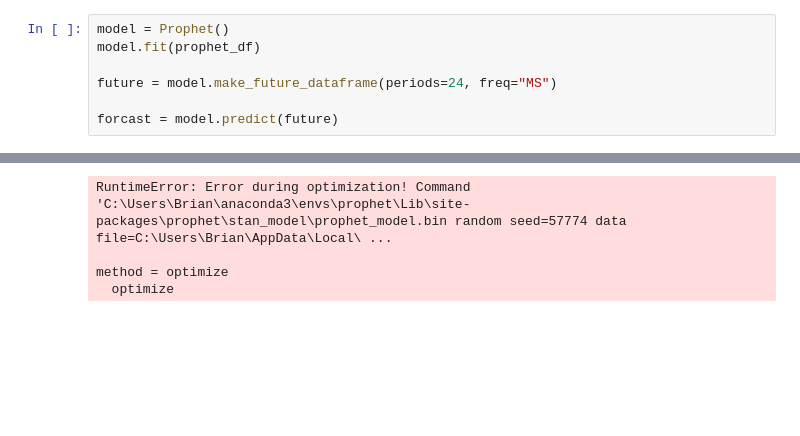
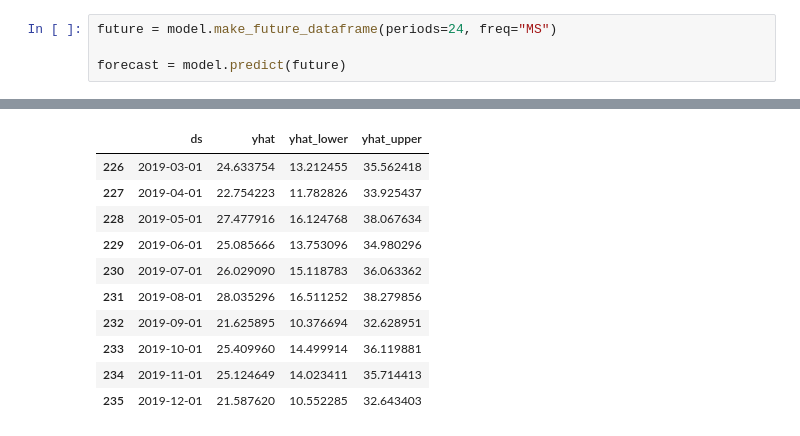
Before and after one commit to BrianFri/special_tool_case_study, a Jupyter notebook: time.ipynb, the cells around one changed output, grey strips where cells are left out. Saved outputs shown, nothing was run; the diff lists cells and outputs as text; blank space fills up the shorter version.

```diff
--- a/time.ipynb
+++ b/time.ipynb
@@ -47,8 +27,5 @@ prophet_df = pd.DataFrame({
 # %%
-model = Prophet()
-model.fit(prophet_df)
-
 future = model.make_future_dataframe(periods=24, freq="MS")
 
-forcast = model.predict(future)
+forecast = model.predict(future)
 # %% [output]
@@ -58,4 +32,11 @@ forcast = model.predict(future)
-RuntimeError: Error during optimization! Command 'C:\Users\Brian\anaconda3\envs\prophet\Lib\site-packages\prophet\stan_model\prophet_model.bin random seed=57774 data file=C:\Users\Brian\AppData\Local\ ...
-
-method = optimize
-  optimize
+|  | ds | yhat | yhat_lower | yhat_upper |
+| 226 | 2019-03-01 | 24.633754 | 13.212455 | 35.562418 |
+| 227 | 2019-04-01 | 22.754223 | 11.782826 | 33.925437 |
+| 228 | 2019-05-01 | 27.477916 | 16.124768 | 38.067634 |
+| 229 | 2019-06-01 | 25.085666 | 13.753096 | 34.980296 |
+| 230 | 2019-07-01 | 26.029090 | 15.118783 | 36.063362 |
+| 231 | 2019-08-01 | 28.035296 | 16.511252 | 38.279856 |
+| 232 | 2019-09-01 | 21.625895 | 10.376694 | 32.628951 |
+| 233 | 2019-10-01 | 25.409960 | 14.499914 | 36.119881 |
+| 234 | 2019-11-01 | 25.124649 | 14.023411 | 35.714413 |
+| 235 | 2019-12-01 | 21.587620 | 10.552285 | 32.643403 |
```
Also changed, not shown: parts of 7 cells of this notebook.
